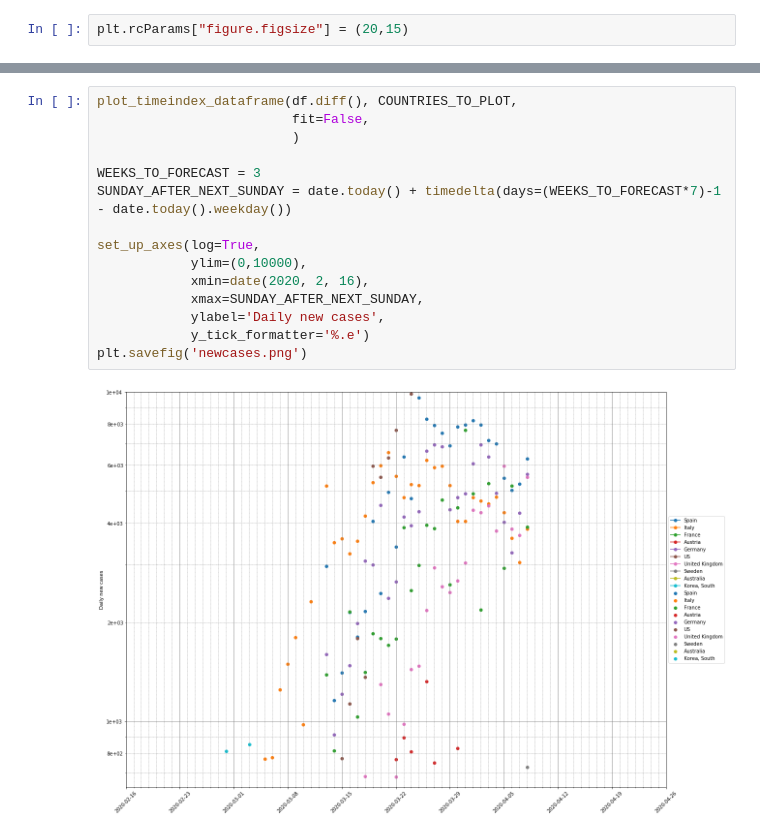
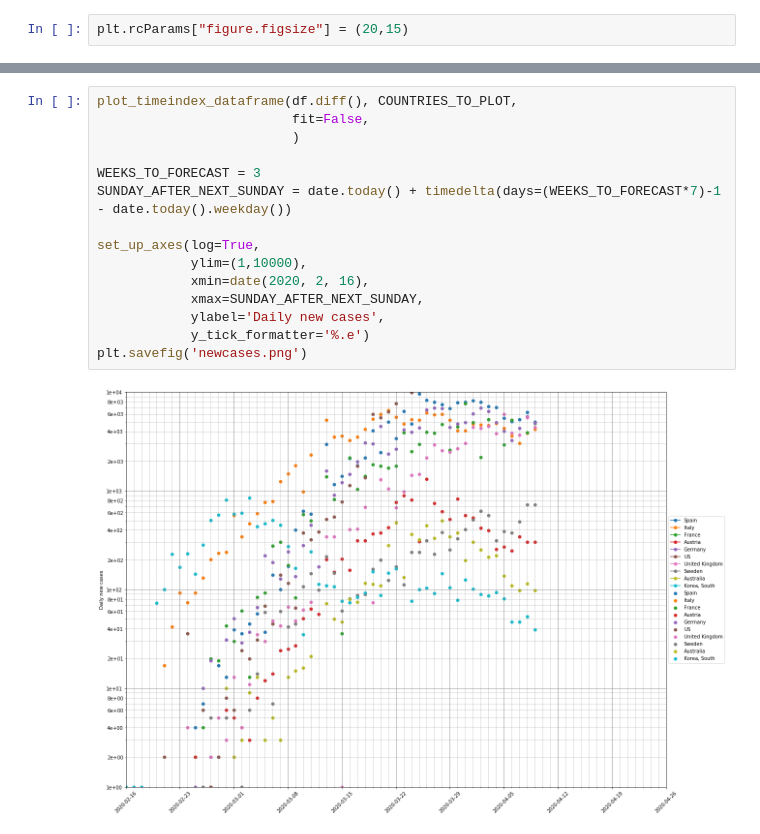
Before and after one commit to rcnijzink/corona_timeseries, a Jupyter notebook: corona_timeseries.ipynb, the cells around one changed output, grey strips where cells are left out. Saved outputs shown, nothing was run; the diff lists cells and outputs as text.

```diff
--- a/corona_timeseries.ipynb
+++ b/corona_timeseries.ipynb
@@ -291,20 +291,20 @@ NEWCONFbyCONF[COUNTRIES_TO_PLOT].tail(10)
 # %%
 plot_timeindex_dataframe(df.diff(), COUNTRIES_TO_PLOT,
                          fit=False,
                          )
 
 WEEKS_TO_FORECAST = 3
 SUNDAY_AFTER_NEXT_SUNDAY = date.today() + timedelta(days=(WEEKS_TO_FORECAST*7)-1 - date.today().weekday())
 
 set_up_axes(log=True,
-            ylim=(0,10000),
+            ylim=(1,10000),
             xmin=date(2020, 2, 16),
             xmax=SUNDAY_AFTER_NEXT_SUNDAY,
             ylabel='Daily new cases',
             y_tick_formatter='%.e')
 plt.savefig('newcases.png')
 # %% [output]
-[figure, old version]
+[figure, new version]
 # %%
 plot_timeindex_dataframe(NEWCONFbyCONF, COUNTRIES_TO_PLOT,
                          fit=False,
```
Also changed, not shown: parts of 5 cells of this notebook, 3 other files.
